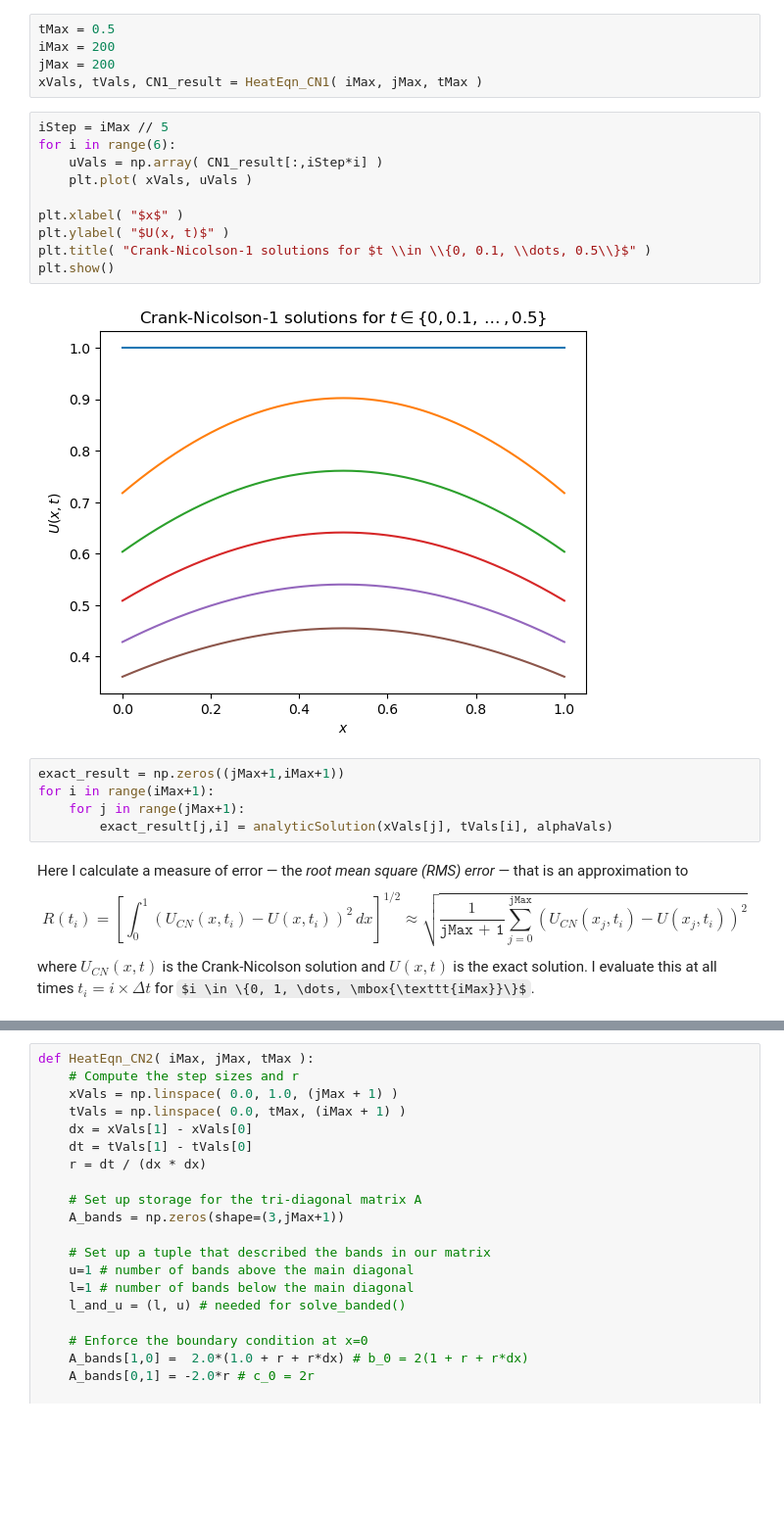
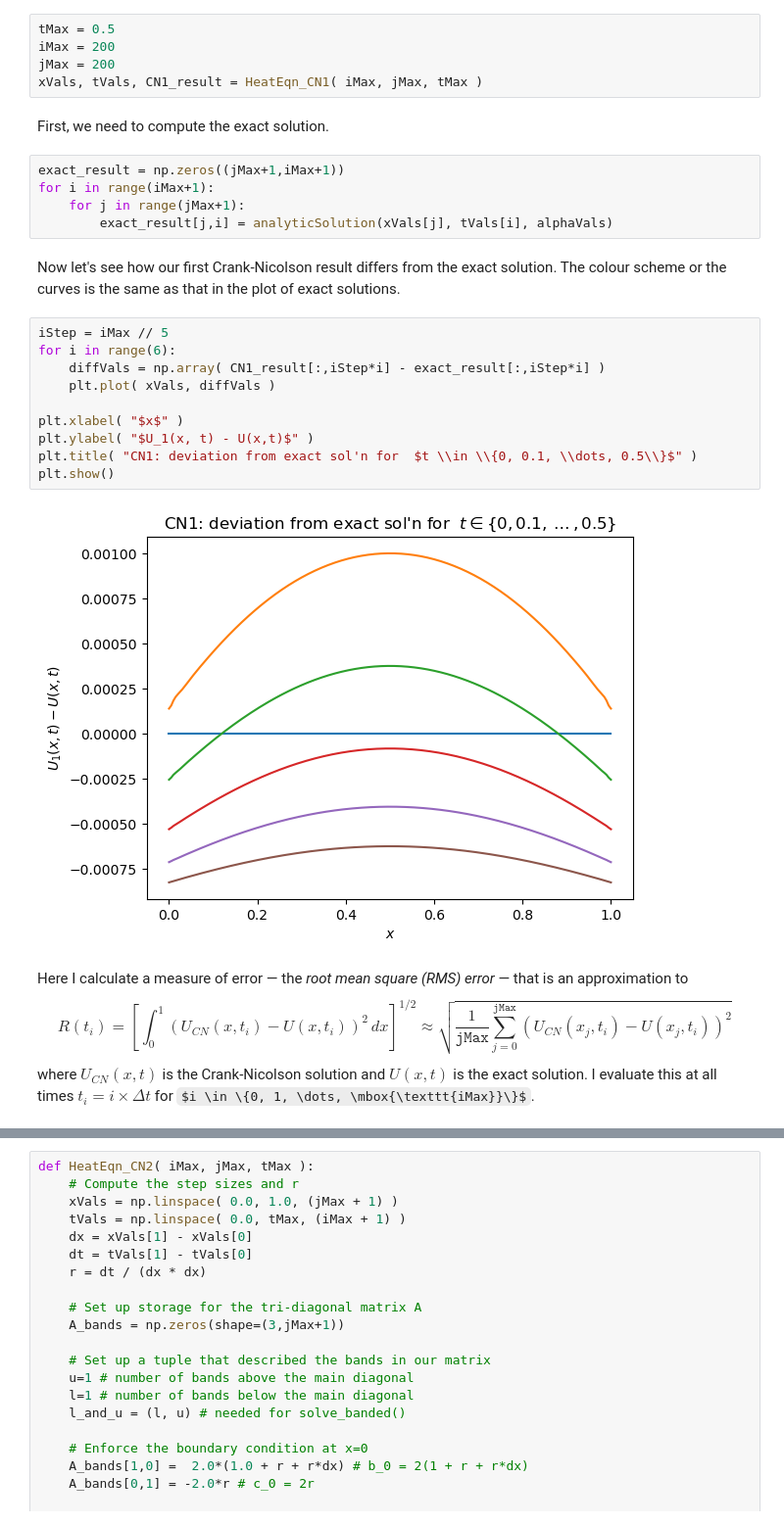
Before and after one commit to VenetianRed/MATH60082-python, a Jupyter notebook: examples/BoundaryConditions.ipynb, the cells around one changed output, grey strips where cells are left out. Shown at 98% size. Saved outputs shown, nothing was run; the diff lists cells and outputs as text; some formulas as TeX source; blank space fills up the shorter version.

```diff
--- a/examples/BoundaryConditions.ipynb
+++ b/examples/BoundaryConditions.ipynb
@@ -303,27 +303,31 @@ tMax = 0.5
 iMax = 200
 jMax = 200
 xVals, tVals, CN1_result = HeatEqn_CN1( iMax, jMax, tMax )
-# %%
-iStep = iMax // 5
-for i in range(6):
-    uVals = np.array( CN1_result[:,iStep*i] )
-    plt.plot( xVals, uVals )
-
-plt.xlabel( "$x$" )
-plt.ylabel( "$U(x, t)$" )
-plt.title( "Crank-Nicolson-1 solutions for $t \\in \\{0, 0.1, \\dots, 0.5\\}$" )
-plt.show()
-# %% [output]
-[figure, old version]
+# %% [markdown]
+First, we need to compute the exact solution.
 # %%
 exact_result = np.zeros((jMax+1,iMax+1))
 for i in range(iMax+1):
     for j in range(jMax+1):
         exact_result[j,i] = analyticSolution(xVals[j], tVals[i], alphaVals)
+# %% [markdown]
+Now let's see how our first Crank-Nicolson result differs from the exact solution. The colour scheme or the curves is the same as that in the plot of exact solutions.
+# %%
+iStep = iMax // 5
+for i in range(6):
+    diffVals = np.array( CN1_result[:,iStep*i] - exact_result[:,iStep*i] )
+    plt.plot( xVals, diffVals )
+
+plt.xlabel( "$x$" )
+plt.ylabel( "$U_1(x, t) - U(x,t)$" )
+plt.title( "CN1: deviation from exact sol'n for  $t \\in \\{0, 0.1, \\dots, 0.5\\}$" )
+plt.show()
+# %% [output]
+[figure, new version]
 # %% [markdown]
 Here I calculate a measure of error &mdash; the _root mean square (RMS) error_ &mdash; that is an approximation to
 $$
-    R(t_i) = \left[\int_{0}^1 \left( U_{CN}(x,t_i) - U(x,t_i)\right)^2 \, dx \right]^{1/2} \approx \sqrt{\frac{1}{\texttt{jMax + 1}}\sum_{j=0}^{\texttt{jMax}} \left(U_{CN}(x_j, t_i) - U(x_j, t_i)\right)^2}
+    R(t_i) = \left[\int_{0}^1 \left( U_{CN}(x,t_i) - U(x,t_i)\right)^2 \, dx \right]^{1/2} \approx \sqrt{\frac{1}{\texttt{jMax}}\sum_{j=0}^{\texttt{jMax}} \left(U_{CN}(x_j, t_i) - U(x_j, t_i)\right)^2}
 $$
 where $U_{CN}(x,t)$ is the Crank-Nicolson solution and $U(x,t)$ is the exact solution. I evaluate this at all times $t_i = i \times \Delta t$ for $i \in \{0, 1, \dots, \mbox{\texttt{iMax}}\}$.
 # %%
```
Also changed, not shown: parts of 28 cells of this notebook.
